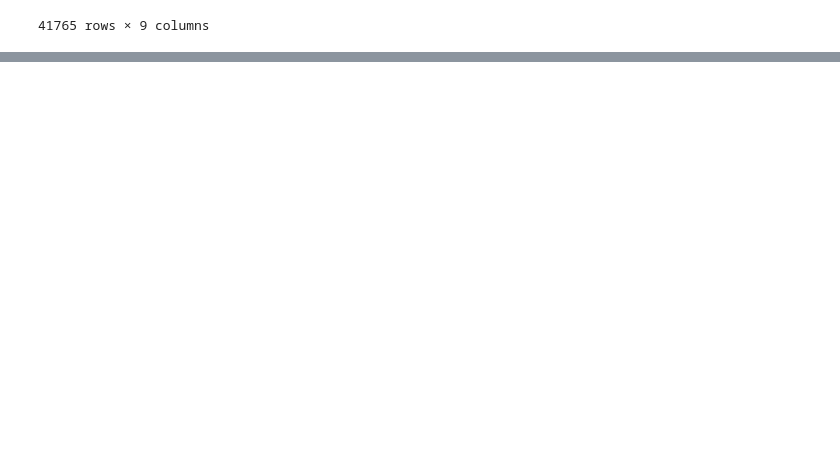
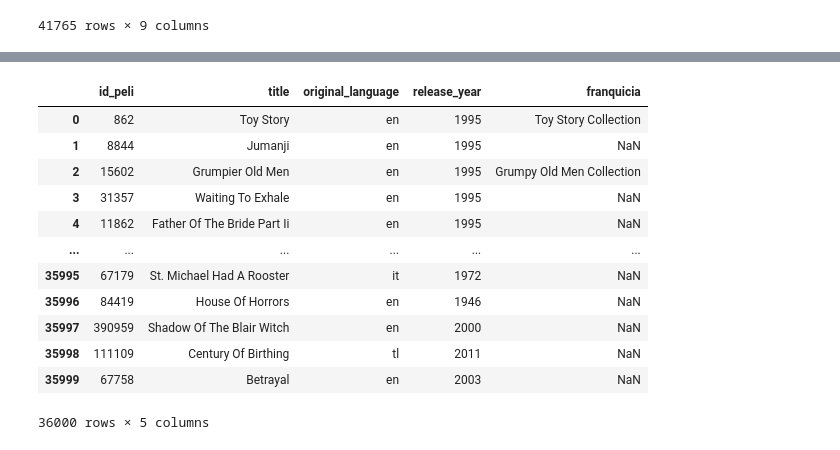
Before and after one commit to Tinmarian/PI1_MLOps_HENRY, a Jupyter notebook: Data_Cleansing.ipynb, the cells around one changed output, grey strips where cells are left out. Saved outputs shown, nothing was run; the diff lists cells and outputs as text; code cells hidden in the pictures; blank space fills up the shorter version.

```diff
--- a/Data_Cleansing.ipynb
+++ b/Data_Cleansing.ipynb
@@ -501,0 +613,31 @@ df
+# %%
+df = pd.read_csv('clean_data/movies_model.csv')[['id_peli',	'title', 'original_language', 'release_year', 'franquicia']]
+genero = pd.read_csv('clean_data/generos.csv')
+id_genero = pd.read_csv('clean_data/gen_movies.csv')
+productora = pd.read_csv('clean_data/productoras.csv')
+id_productora = pd.read_csv('clean_data/prod_movies.csv')
+actor = pd.read_csv('clean_data/actores.csv')
+id_actor = pd.read_csv('clean_data/pers_movies.csv')
+director = pd.read_csv('clean_data/directores.csv')
+id_director = pd.read_csv('clean_data/dir_movies.csv')
+
+genero = id_genero.merge(genero).drop('id_gen',axis=1)
+productora = id_productora.merge(productora).drop('id_prod',axis=1)
+actor = id_actor.merge(actor).drop('id_act',axis=1)
+director = id_director.merge(director).drop('id_dir',axis=1)
+# %%
+df
+# %% [output]
+|  | id_peli | title | original_language | release_year | franquicia |
+| 0 | 862 | Toy Story | en | 1995 | Toy Story Collection |
+| 1 | 8844 | Jumanji | en | 1995 | NaN |
+| 2 | 15602 | Grumpier Old Men | en | 1995 | Grumpy Old Men Collection |
+| 3 | 31357 | Waiting To Exhale | en | 1995 | NaN |
+| 4 | 11862 | Father Of The Bride Part Ii | en | 1995 | NaN |
+| ... | ... | ... | ... | ... | ... |
+| 35995 | 67179 | St. Michael Had A Rooster | it | 1972 | NaN |
+| 35996 | 84419 | House Of Horrors | en | 1946 | NaN |
+| 35997 | 390959 | Shadow Of The Blair Witch | en | 2000 | NaN |
+| 35998 | 111109 | Century Of Birthing | tl | 2011 | NaN |
+| 35999 | 67758 | Betrayal | en | 2003 | NaN |
+36000 rows × 5 columns
```
Also changed, not shown: parts of 17 cells of this notebook, 2 other files.
